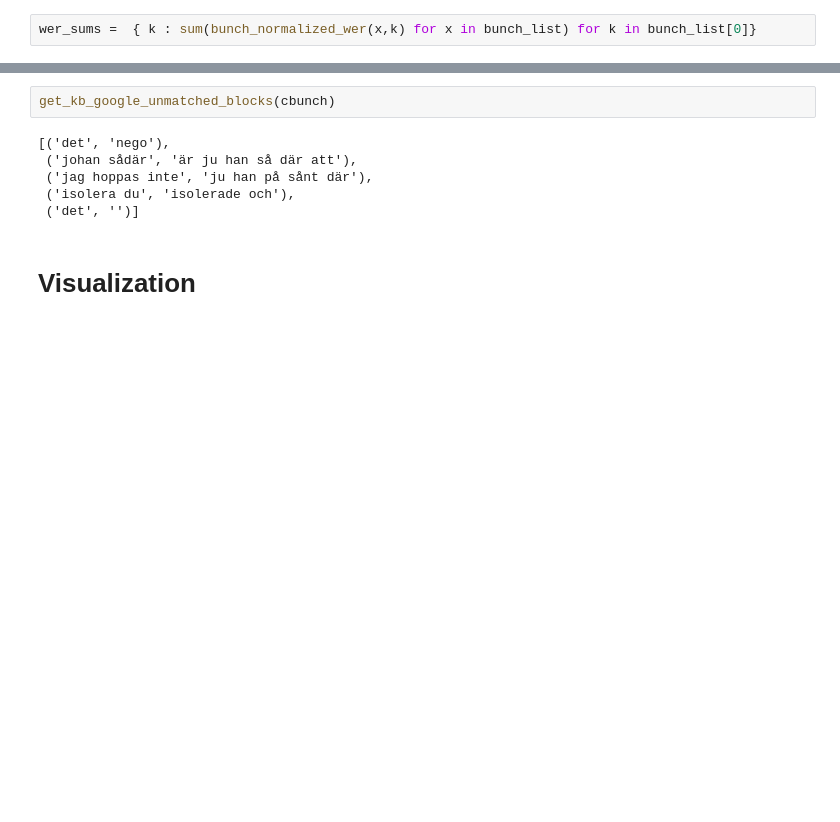
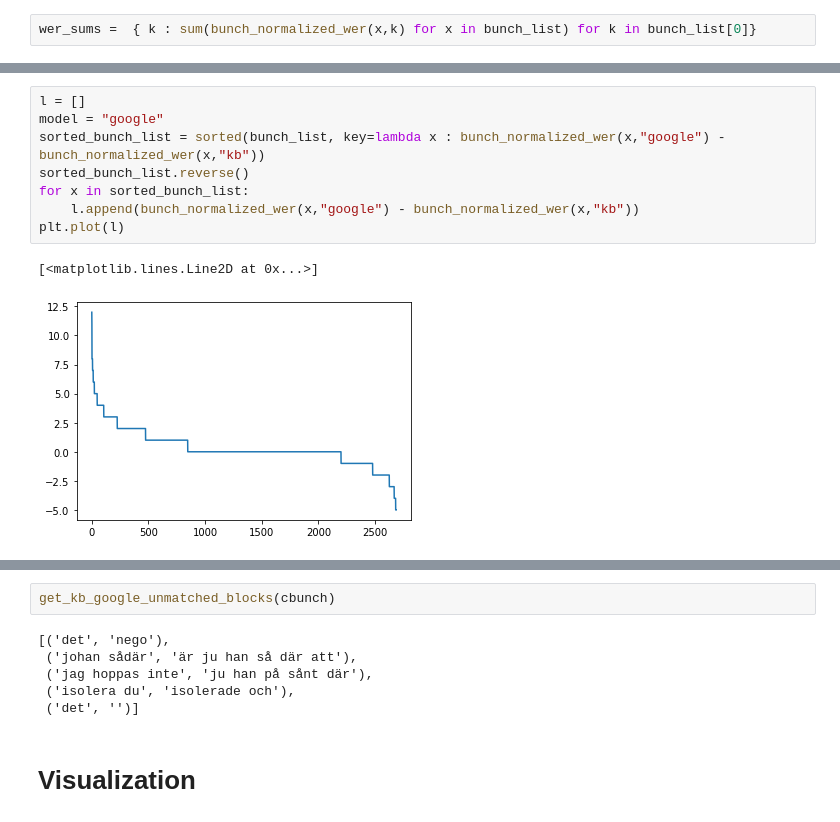
Before and after one commit to NickSmyr/KBAsr, a Jupyter notebook: z_speaker_experiments.ipynb, the cells around one changed output, grey strips where cells are left out. Drawn from its saved outputs; the diff is of its cells as text; blank space fills up the shorter version.

```diff
--- a/z_speaker_experiments.ipynb
+++ b/z_speaker_experiments.ipynb
@@ -718,0 +804,11 @@ curr_wers
+# %%
+l = []
+model = "google"
+sorted_bunch_list = sorted(bunch_list, key=lambda x : bunch_normalized_wer(x,"google") - bunch_normalized_wer(x,"kb"))
+sorted_bunch_list.reverse()
+for x in sorted_bunch_list:
+    l.append(bunch_normalized_wer(x,"google") - bunch_normalized_wer(x,"kb"))
+plt.plot(l)
+# %% [output]
+[<matplotlib.lines.Line2D at 0x...>]
+[figure, added]
```
Also changed, not shown: parts of 37 cells of this notebook, 3 other files.
